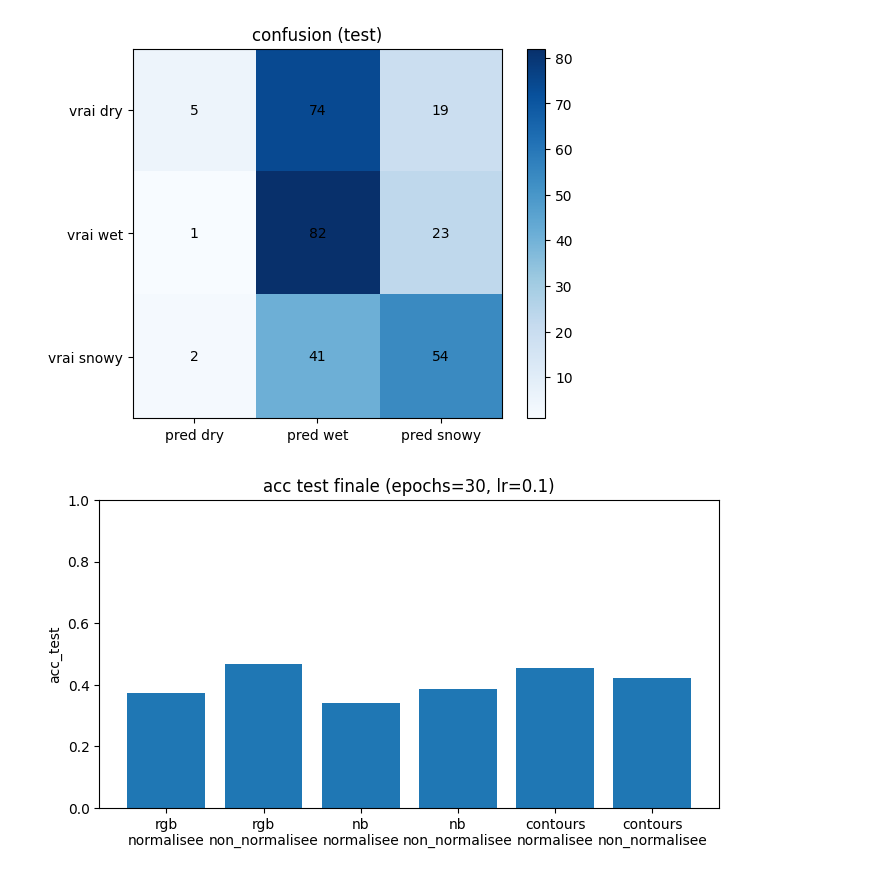
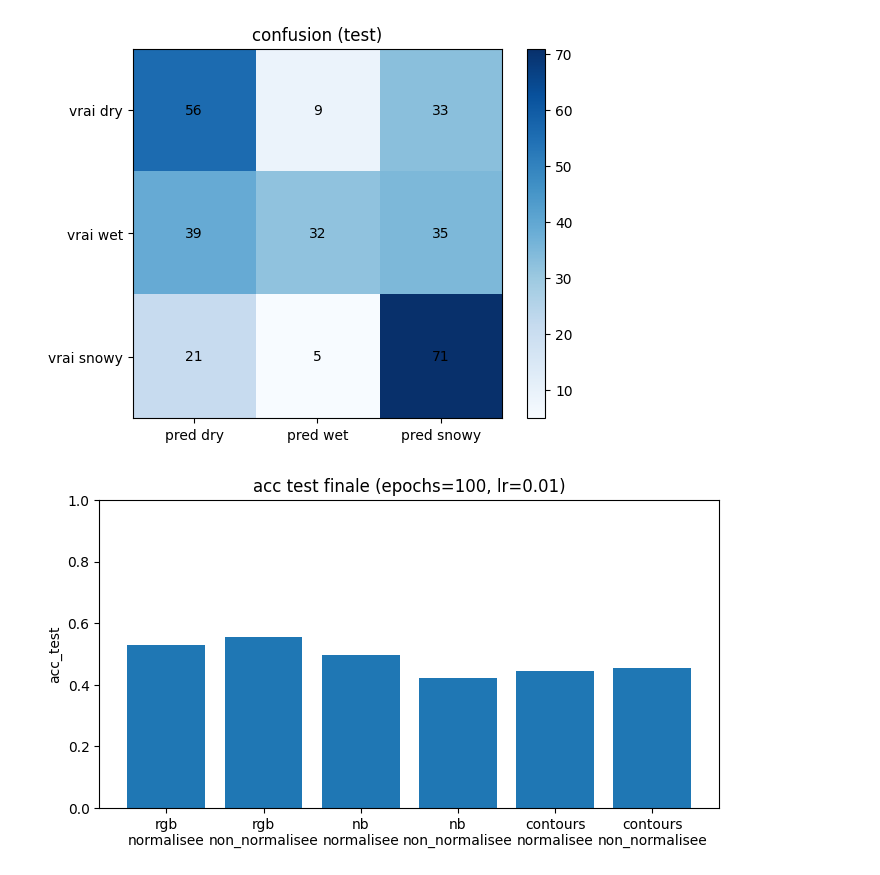
Before and after one commit to Riavaas/PA3-3IABD1-JAEM, a Jupyter notebook: models/lineaire/notebook_linear.ipynb, the cells around one changed output. Cells and saved outputs as stored; diff of their text form; code cells hidden in the pictures.

Commit message:
lineaire :pocket + run propre

```diff
--- a/models/lineaire/notebook_linear.ipynb
+++ b/models/lineaire/notebook_linear.ipynb
@@ -1,15 +1,15 @@
 # %%
-# parametres a changer
-variante = "rgb"                  # "rgb", "nb", "contours"
-normalisation = "non_normalisee"  # "normalisee" ou "non_normalisee"
-epochs = 30
-lr = 0.1
+# param
+variante = "rgb"                  #rgb nb contours
+normalisation = "normalisee"  # normalisee non_normalisee
+epochs = 100
+lr = 0.01
 # %%
-# compile linear_model.c puis lance le binaire
+# compile linear_model.c et lance le binaire
 import subprocess
 from pathlib import Path
 
-# on remonte jusqu'a la racine du projet (le dossier qui contient preprocessing)
+# racine
 racine = Path.cwd()
 while racine != racine.parent and not (racine / "preprocessing").exists():
     racine = racine.parent
@@ -28,7 +28,10 @@ cmd = [
 ]
 
 sortie = subprocess.check_output(cmd, text=True, cwd=str(racine))
-print(sortie)
+# on affiche pas les lignes epoch (courbe plus bas)
+for ligne in sortie.splitlines():
+    if not ligne.startswith("epoch "):
+        print(ligne)
 # %% [output]
 Chargé train: n=1200, d=49152
 Chargé test : n=301, d=49152
@@ -50,8 +46,10 @@ confusion
 # %%
-# on recupere les accuracy et la confusion depuis le texte du C
+# recup acc& confusion depuis  texte du C
 epochs_liste = []
 acc_train = []
 acc_test = []
+acc_train_finale = None
+acc_test_pocket = None
 confusion = None
 
 lignes = sortie.strip().splitlines()
@@ -61,12 +59,18 @@ for ligne in lignes:
         epochs_liste.append(int(m[1]))
         acc_train.append(float(m[3]))
         acc_test.append(float(m[5]))
+    # avec le pocket le score final c'est plus la derniere epoch, on lit les lignes acc
+    if ligne.startswith("acc train"):
+        acc_train_finale = float(ligne.split()[2])
+    if ligne.startswith("acc test"):
+        acc_test_pocket = float(ligne.split()[2])
 
 for i, ligne in enumerate(lignes):
     if ligne.strip() == "confusion":
         confusion = [[int(x) for x in lignes[i + 1 + j].split()] for j in range(3)]
         break
 
-print("acc_test finale:", acc_test[-1])
+print("acc train finale (pocket):", acc_train_finale)
+print("acc test finale (pocket) :", acc_test_pocket)
 print("confusion:", confusion)
 # %% [output]
@@ -88,5 +93,5 @@ plt.show()
 # %%
-# matrice de confusion sur le test
+# matrice de confusio
 plt.imshow(confusion, cmap="Blues")
 plt.colorbar()
 plt.xticks([0, 1, 2], ["pred dry", "pred wet", "pred snowy"])
@@ -97,36 +102,36 @@ for i in range(3):
 plt.title("confusion (test)")
 plt.show()
 # %% [output]
-[figure, old version]
+[figure, new version]
 # %%
-# meme modele sur les 6 variantes, on compare l'acc test finale
+# meme modele 6 variantes
 def acc_test_finale(variante, normalisation):
     base = racine / "datasets" / "transformed" / variante / normalisation
     cmd = [
         str(chemin_exec),
         str(base / "X_train.f32bin"), str(base / "y_train.i32bin"),
         str(base / "X_test.f32bin"), str(base / "y_test.i32bin"),
         str(epochs), str(lr),
     ]
     sortie = subprocess.check_output(cmd, text=True, cwd=str(racine))
-    derniere = None
+    # score pocket (ligne acc test), pas derniere epoch
     for ligne in sortie.strip().splitlines():
-        if ligne.startswith("epoch "):
-            derniere = float(ligne.split()[5])
-    return derniere
+        if ligne.startswith("acc test"):
+            return float(ligne.split()[2])
+    return None
 
 labels = []
 valeurs = []
 for v in ["rgb", "nb", "contours"]:
     for norm in ["normalisee", "non_normalisee"]:
         labels.append(f"{v}\n{norm}")
         valeurs.append(acc_test_finale(v, norm))
 
 plt.figure(figsize=(8, 4))
 plt.bar(labels, valeurs)
 plt.ylabel("acc_test")
 plt.title(f"acc test finale (epochs={epochs}, lr={lr})")
 plt.ylim(0, 1)
 plt.show()
 # %% [output]
-[figure, old version]
+[figure, new version]
```
Also changed, not shown: parts of 3 cells of this notebook, 1 other file.
